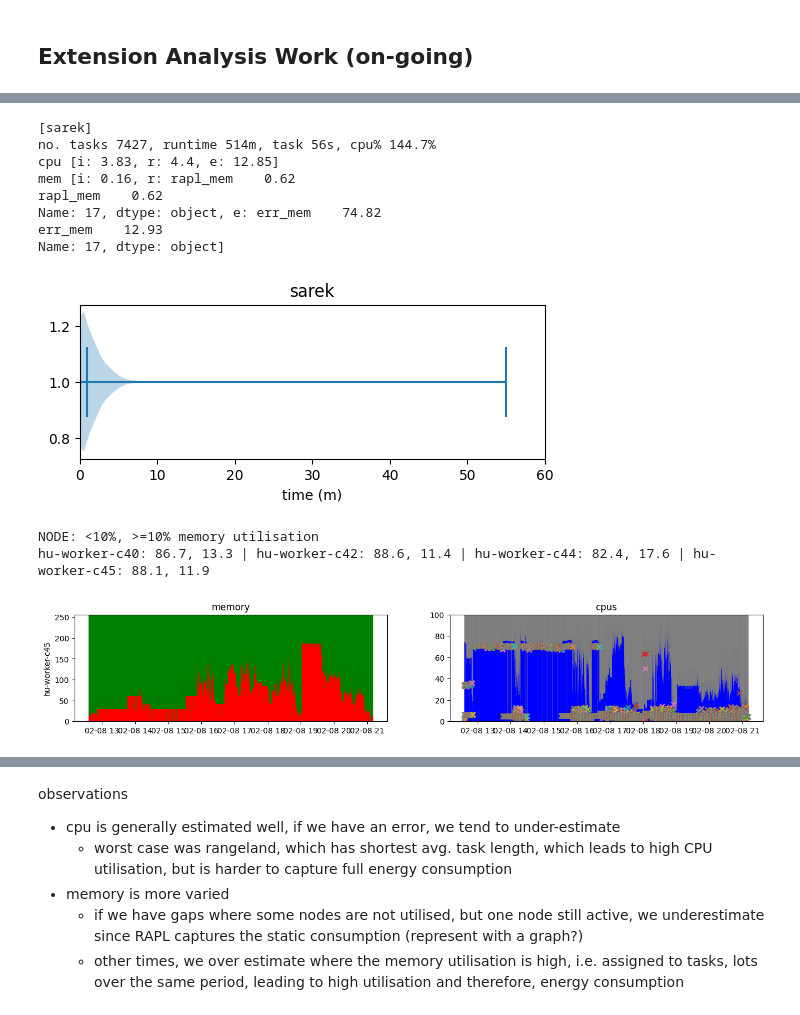
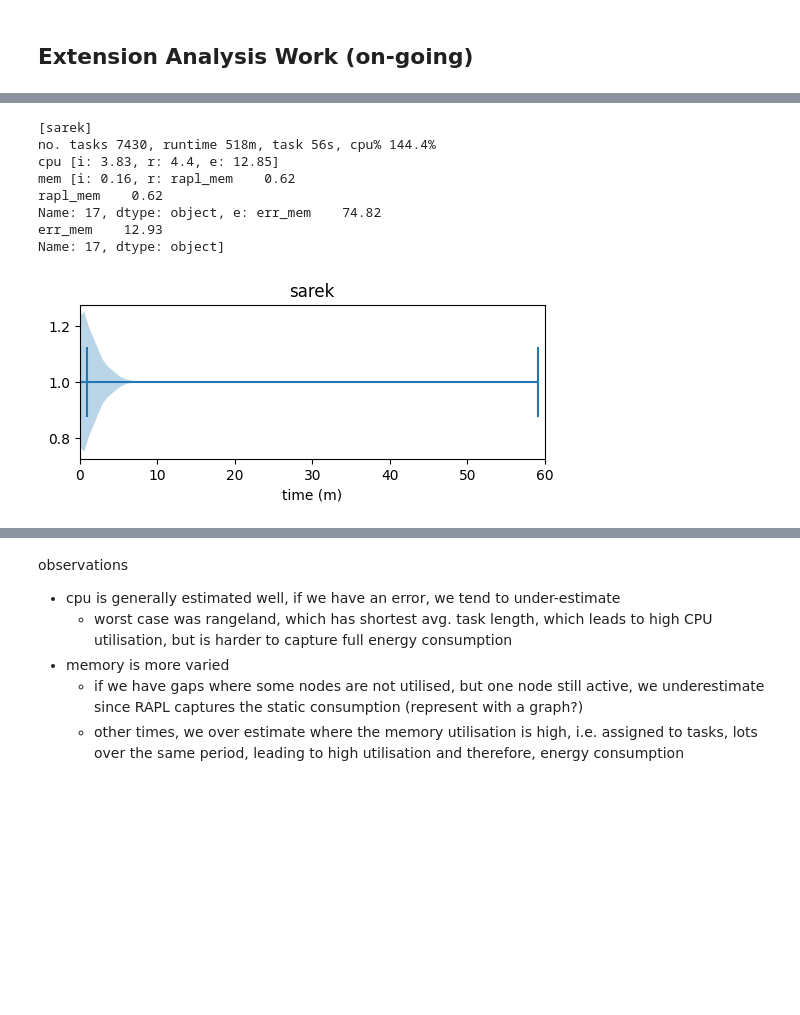
Before and after one commit to GlasgowC3lab/ichnos-results-evaluation, a Jupyter notebook: ext-results/ext-analysis.ipynb, the cells around one changed output, grey strips where cells are left out. Cells and saved outputs as stored; diff of their text form; code cells hidden in the pictures; blank space fills up the shorter version.

```diff
--- a/ext-results/ext-analysis.ipynb
+++ b/ext-results/ext-analysis.ipynb
@@ -255,4 +219,3 @@ def report_memory_utilisation(wf_df, node_mem):
 def analyse_workflow(wf, wf_df, time, node_mem, node_cpus, wf_run):
     explore_workflow(wf, wf_df, time, node_mem, wf_run)
     plot_task_length_fig(wf_df, wf)
-    plot_node_utilisation(wf_df, node_mem, node_cpus)
@@ -259,4 +236,5 @@ def analyse_workflow(wf, wf_df, time, node_mem, node_cpus, wf_run):
 # %%
+# load all workflow rapl and ichnos data
 rapl_data = {'hu': {}, 'gu': {}}
 rapl_data['hu']['rnaseq'] = process_rapl_data(load_workflow_rapl_readings('hu', 'rnaseq'), False, 'rnaseq')
 rapl_data['hu']['chipseq'] = process_rapl_data(load_workflow_rapl_readings('hu', 'chipseq'), False, 'chipseq')
@@ -297,9 +275,13 @@ io_data['gu']['atacseq'] = load_data_totals('gu', 'atacseq', 3)
 io_data['gu']['nanoseq'] = load_data_totals('gu', 'nanoseq', 3)
 
 table_data = []
-table_head = ['cluster', 'workflow', 'run', 'ichnos_pkg', 'rapl_pkg', 'err_pkg', 'ichnos_task_mem', 'rapl_mem', 'err_mem', 'ichnos_total', 'rapl_total', 'err_total', 'ichnos_static_mem', 'rapl_mem', 'err_mem']
+table_head = ['cluster', 'workflow', 'run',
+              'ichnos_pkg', 'rapl_pkg', 'err_pkg',
+              'ichnos_task_mem', 'rapl_mem', 'err_mem',
+              'ichnos_total', 'rapl_total', 'err_total',
+              'ichnos_static_mem', 'static_err_mem', 'ichnos_static_cpu']
 
-for cluster in ['hu', 'gu']:
+for cluster, node_mem in zip(['hu', 'gu'], [256, 64]):
     for workflow in rapl_data[cluster].keys():
         for run in range(1, len(rapl_data[cluster][workflow].keys()) + 1):
             rapl_entry = rapl_data[cluster][workflow][run]
@@ -311,10 +293,11 @@ for cluster in ['hu', 'gu']:
             i_pkg_stat = ichnos_entry['pkg_stat']
             i_mem_stat = ichnos_entry['mem_stat']
             io_entry = io_data[cluster][workflow][run]
+
             table_data.append([cluster, workflow, run,
                                round(ichnos_pkg, 2), round(rapl_pkg, 2), get_error(ichnos_pkg, rapl_pkg),
                                round(ichnos_mem_dyn, 2), round(rapl_dram, 2), get_error(ichnos_mem_dyn, rapl_dram),
                                round(ichnos_entry['total'], 2), round(rapl_entry['total'], 2), get_error(ichnos_entry['total'], rapl_entry['total']),
-                               round(i_mem_stat, 2), round(rapl_dram, 2), get_error(i_mem_stat, rapl_dram)])
+                               round(i_mem_stat, 2), get_error(i_mem_stat, rapl_dram), round(i_pkg_stat, 2)])
 
 all_data = pd.DataFrame(table_data, columns=table_head)
@@ -321,3 +310,11 @@ all_data = pd.DataFrame(table_data, columns=table_head)
+# %%
+# isolate median workflow runs (hu)
+hu_nanoseq, hu_nanoseq_time = load_nxf_trace('hu', 'nanoseq', 2)
+hu_atacseq, hu_atacseq_time = load_nxf_trace('hu', 'atacseq', 2)
+hu_rangeland, hu_rangeland_time = load_nxf_trace('hu', 'rangeland', 2)
+hu_rnaseq, hu_rnaseq_time = load_nxf_trace('hu', 'rnaseq', 2)
+hu_chipseq, hu_chipseq_time = load_nxf_trace('hu', 'chipseq', 1)
+hu_sarek, hu_sarek_time = load_nxf_trace('hu', 'sarek', 3)
 # %%
 rows_hu = all_data[all_data['cluster'] == 'hu'].reset_index()
 median_rows_hu = rows_hu.sort_values(['workflow', 'rapl_total']).groupby('workflow').nth(1)
@@ -363,7 +355,0 @@ run_chipseq_gu = median_rows_gu[median_rows_gu['workflow'] == 'chipseq'].iloc[0]
-# %%
-hu_nanoseq, hu_nanoseq_time = load_nxf_trace('hu', 'nanoseq', 2)
-hu_atacseq, hu_atacseq_time = load_nxf_trace('hu', 'atacseq', 3)
-hu_rangeland, hu_rangeland_time = load_nxf_trace('hu', 'rangeland', 1)
-hu_rnaseq, hu_rnaseq_time = load_nxf_trace('hu', 'rnaseq', 2)
-hu_chipseq, hu_chipseq_time = load_nxf_trace('hu', 'chipseq', 2)
-hu_sarek, hu_sarek_time = load_nxf_trace('hu', 'sarek', 2)
@@ -467,18 +473,14 @@ hu-worker-c40: 4.9, 95.1 | hu-worker-c42: 25.8, 74.2 | hu-worker-c44: 2.3, 97.7
 # %%
 analyse_workflow('sarek', hu_sarek, hu_sarek_time, 256, 32, run_sarek_hu)
-report_memory_utilisation(hu_sarek, 256)
 # %% [output]
 [sarek]
-no. tasks 7427, runtime 514m, task 56s, cpu% 144.7%
+no. tasks 7430, runtime 518m, task 56s, cpu% 144.4%
 cpu [i: 3.83, r: 4.4, e: 12.85]
 mem [i: 0.16, r: rapl_mem    0.62
 rapl_mem    0.62
 Name: 17, dtype: object, e: err_mem    74.82
 err_mem    12.93
 Name: 17, dtype: object]
-[figure, old version]
+[figure, new version]
-NODE: <10%, >=10% memory utilisation
-hu-worker-c40: 86.7, 13.3 | hu-worker-c42: 88.6, 11.4 | hu-worker-c44: 82.4, 17.6 | hu-worker-c45: 88.1, 11.9
-[figure, removed]
 # %%
 analyse_workflow('nanoseq', gu_nanoseq, gu_nanoseq_time, 64, 32, run_nanoseq_gu)
```
Also changed, not shown: parts of 24 cells of this notebook, 4 other files.
